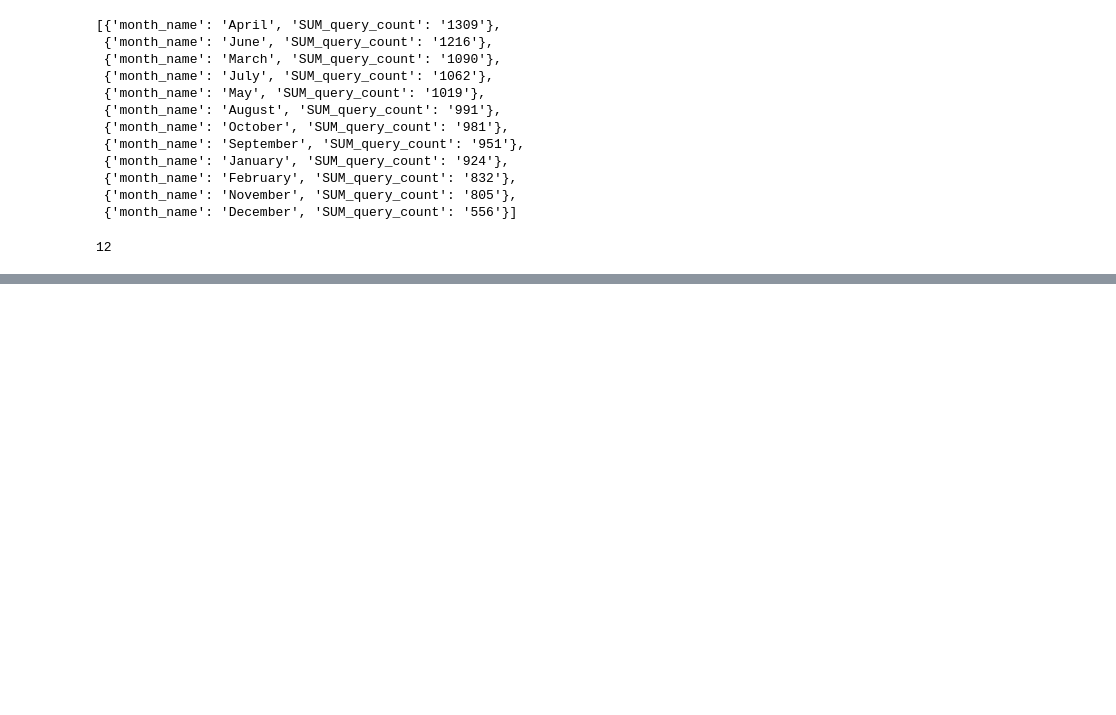
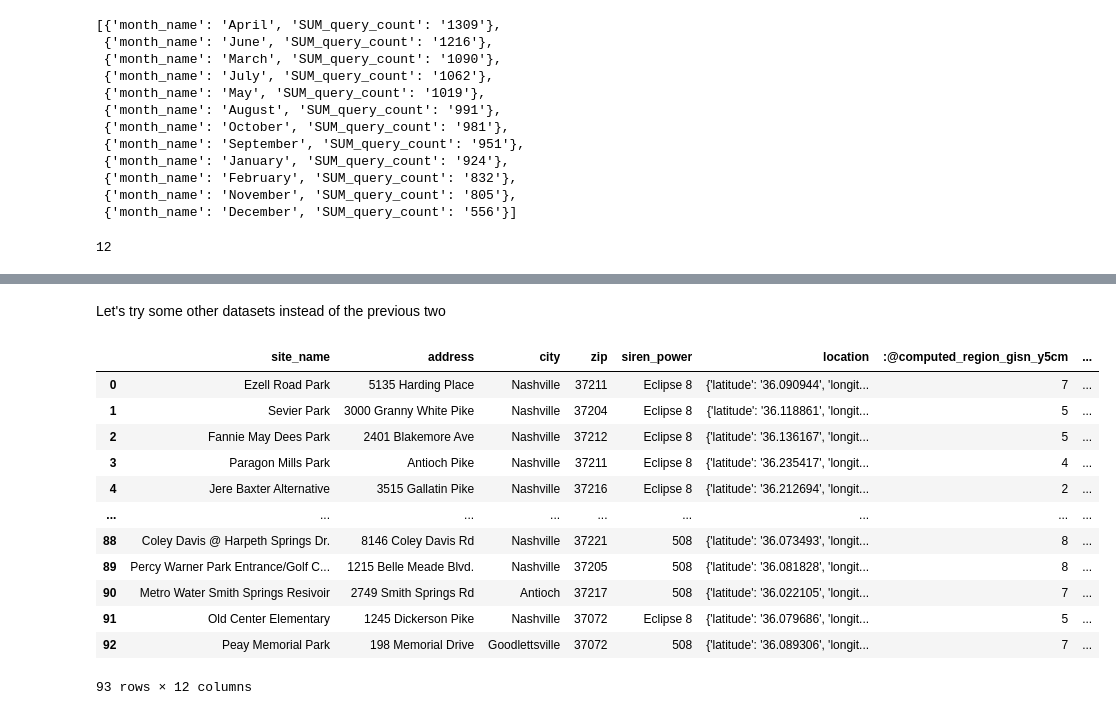
Before and after one commit to NSS-Data-Analytics-Cohort-6/socrata-api-LJRollerII, a Jupyter notebook: notebooks/socrata_api.ipynb, the cells around one changed output, grey strips where cells are left out. Drawn from its saved outputs; the diff is of its cells as text; code cells hidden in the pictures; blank space fills up the shorter version.

```diff
--- a/notebooks/socrata_api.ipynb
+++ b/notebooks/socrata_api.ipynb
@@ -190,0 +296,22 @@ len(restms)
+# %% [markdown]
+Let's try some other datasets instead of the previous two
+# %%
+endpoint_tornado = 'https://data.nashville.gov/resource/736j-2drk.json'
+response_tornado = requests.get(endpoint_tornado)
+res_t = response_tornado.json()
+rest_df = pd.DataFrame(res_t)
+rest_df
+# %% [output]
+|  | site_name | address | city | zip | siren_power | location | :@computed_region_gisn_y5cm | ... |
+| 0 | Ezell Road Park | 5135 Harding Place | Nashville | 37211 | Eclipse 8 | {'latitude': '36.090944', 'longit... | 7 | ... |
+| 1 | Sevier Park | 3000 Granny White Pike | Nashville | 37204 | Eclipse 8 | {'latitude': '36.118861', 'longit... | 5 | ... |
+| 2 | Fannie May Dees Park | 2401 Blakemore Ave | Nashville | 37212 | Eclipse 8 | {'latitude': '36.136167', 'longit... | 5 | ... |
+| 3 | Paragon Mills Park | Antioch Pike | Nashville | 37211 | Eclipse 8 | {'latitude': '36.235417', 'longit... | 4 | ... |
+| 4 | Jere Baxter Alternative | 3515 Gallatin Pike | Nashville | 37216 | Eclipse 8 | {'latitude': '36.212694', 'longit... | 2 | ... |
+| ... | ... | ... | ... | ... | ... | ... | ... | ... |
+| 88 | Coley Davis @ Harpeth Springs Dr. | 8146 Coley Davis Rd | Nashville | 37221 | 508 | {'latitude': '36.073493', 'longit... | 8 | ... |
+| 89 | Percy Warner Park Entrance/Golf C... | 1215 Belle Meade Blvd. | Nashville | 37205 | 508 | {'latitude': '36.081828', 'longit... | 8 | ... |
+| 90 | Metro Water Smith Springs Resivoir | 2749 Smith Springs Rd | Antioch | 37217 | 508 | {'latitude': '36.022105', 'longit... | 7 | ... |
+| 91 | Old Center Elementary | 1245 Dickerson Pike | Nashville | 37072 | Eclipse 8 | {'latitude': '36.079686', 'longit... | 5 | ... |
+| 92 | Peay Memorial Park | 198 Memorial Drive | Goodlettsville | 37072 | 508 | {'latitude': '36.089306', 'longit... | 7 | ... |
+93 rows × 12 columns
```
Also changed, not shown: parts of 19 cells of this notebook.
